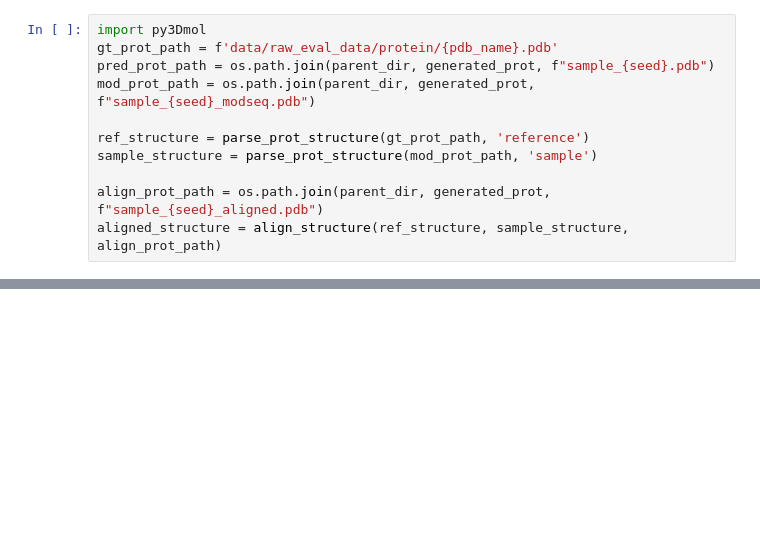
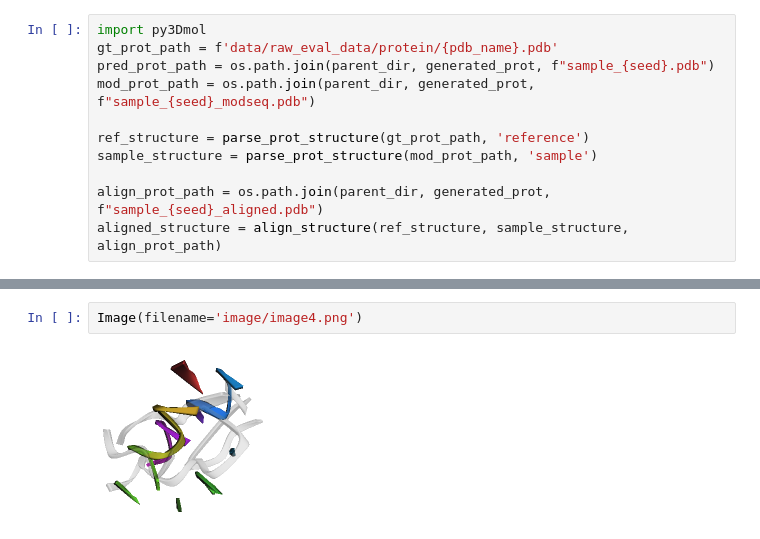
Before and after one commit to WillHua127/EnzymeFlow, a Jupyter notebook: enzymeflow_demo.ipynb, the cells around one changed output, grey strips where cells are left out. Drawn from its saved outputs; the diff is of its cells as text; blank space fills up the shorter version.

```diff
--- a/enzymeflow_demo.ipynb
+++ b/enzymeflow_demo.ipynb
@@ -337,3 +328,7 @@ view.zoomTo()
 view.show()
 # %% [output]
 [interactive output not drawn]
+# %%
+Image(filename='image/image4.png')
+# %% [output]
+[figure, added]
```
Also changed, not shown: parts of 6 cells of this notebook, 8 other files.
